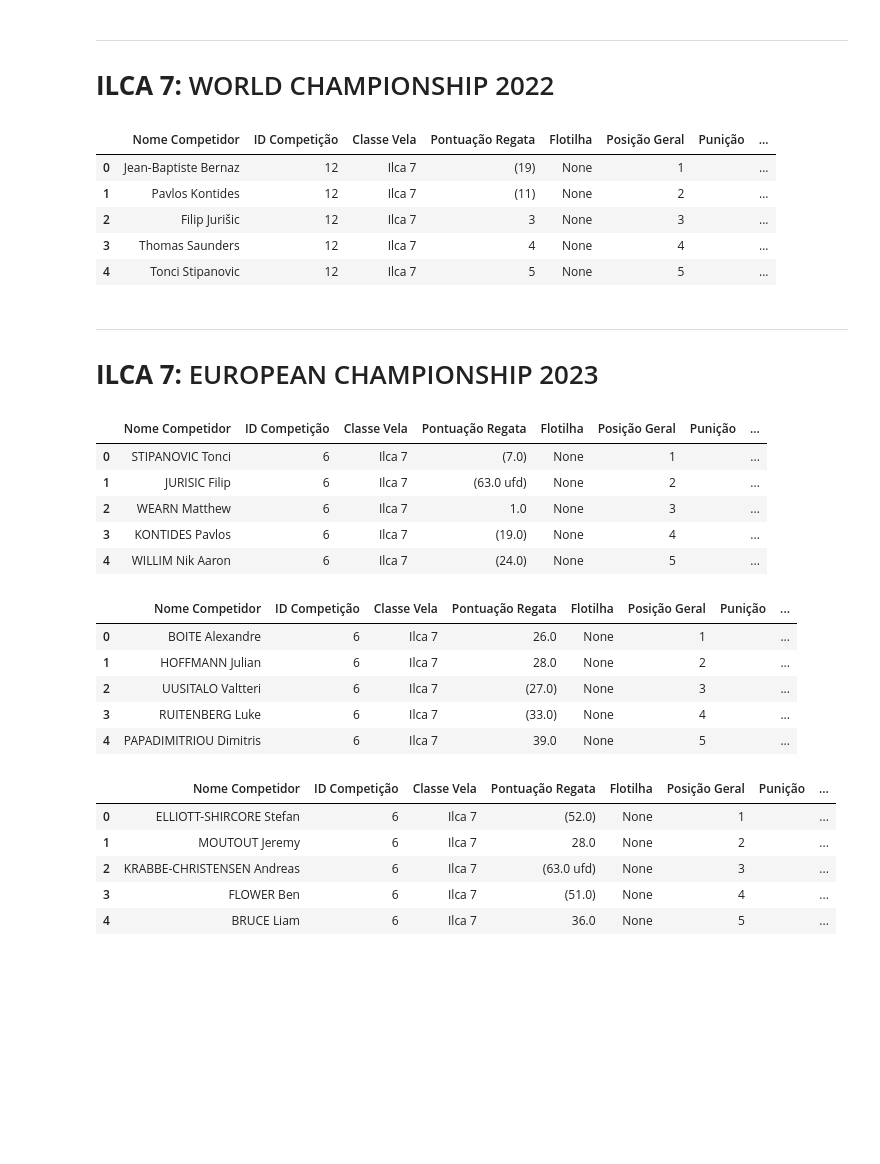
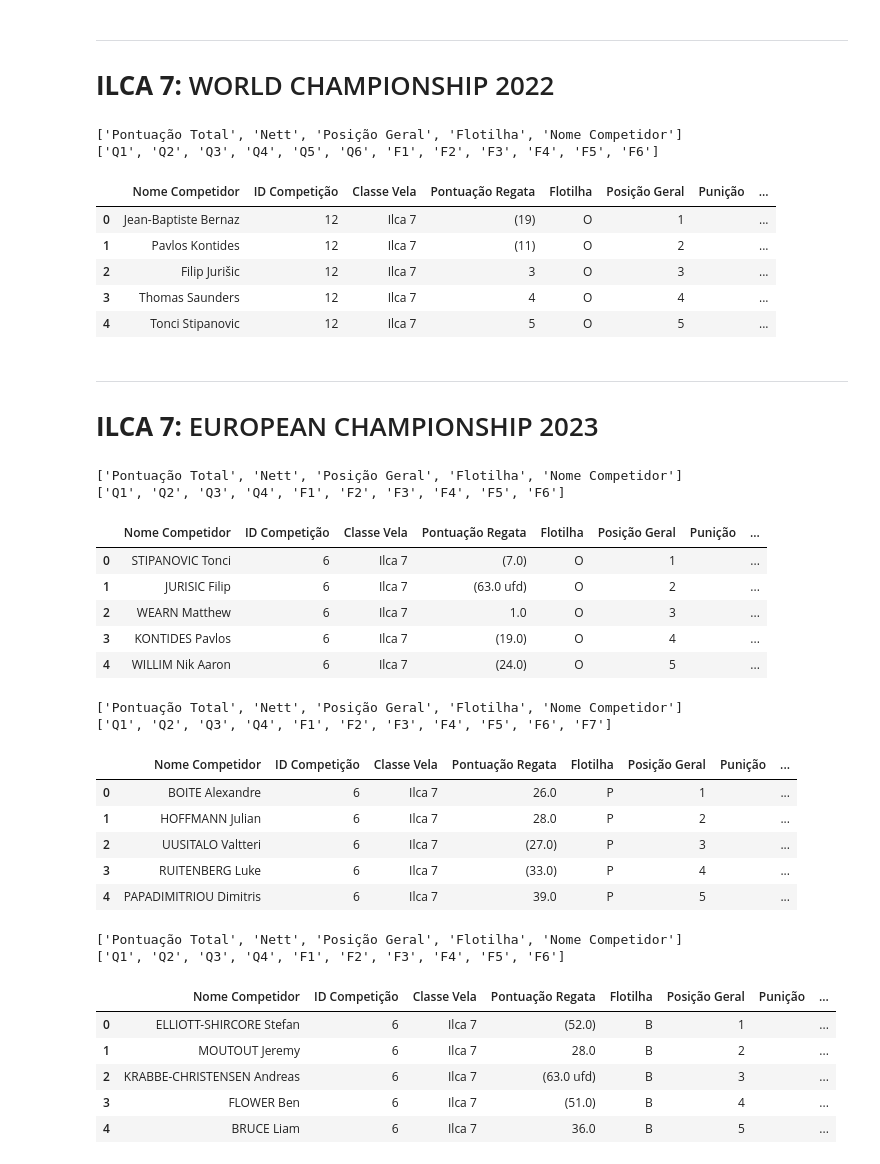
Before and after one commit to cristianolarrea/sailing-rankings, a Jupyter notebook: scraper-c2.ipynb, the cells around one changed output. Drawn from its saved outputs; the diff is of its cells as text; code cells hidden in the pictures; blank space fills up the shorter version.

```diff
--- a/scraper-c2.ipynb
+++ b/scraper-c2.ipynb
@@ -12,32 +12,35 @@ Check your chrome version searching for chrome://version. If your chrome version
 # %%
 URL = 'https://2022ilca7men.ilca-worlds.org/wp-content/uploads/sites/2/2022/06/ILCA7Men-FINAL.html'
 
-colunas = ['Posição Geral', 'Flotilha', 'Nome Competidor', 'MNA', 'Sail', 'ISAF ID',
+colunas = ['Posição Geral', 'Flotilha', 'Nome Competidor', 'USELESS 1', 'USELESS 2', 'USELESS 3',
            'Q1', 'Q2', 'Q3', 'Q4', 'Q5', 'Q6', 'F1', 'F2', 'F3', 'F4', 'F5', 'F6',
            'Pontuação Total', 'Nett']
 
 df = extract_and_melt(URL = URL,
                       CAMPEONATO = 'World Championship 2022',
                       ID_CAMPEONATO = 12,
                       CLASSE = 'Ilca 7',
                       COLUNAS = colunas)
 
 df.head()
 # %% [output]
+['Pontuação Total', 'Nett', 'Posição Geral', 'Flotilha', 'Nome Competidor']
+['Q1', 'Q2', 'Q3', 'Q4', 'Q5', 'Q6', 'F1', 'F2', 'F3', 'F4', 'F5', 'F6']
 |  | Nome Competidor | ID Competição | Classe Vela | Pontuação Regata | Flotilha | Posição Geral | Punição | ... |
-| 0 | Jean-Baptiste Bernaz | 12 | Ilca 7 | (19) | None | 1 |  | ... |
-| 1 | Pavlos Kontides | 12 | Ilca 7 | (11) | None | 2 |  | ... |
-| 2 | Filip Jurišic | 12 | Ilca 7 | 3 | None | 3 |  | ... |
-| 3 | Thomas Saunders | 12 | Ilca 7 | 4 | None | 4 |  | ... |
-| 4 | Tonci Stipanovic | 12 | Ilca 7 | 5 | None | 5 |  | ... |
+| 0 | Jean-Baptiste Bernaz | 12 | Ilca 7 | (19) | O | 1 |  | ... |
+| 1 | Pavlos Kontides | 12 | Ilca 7 | (11) | O | 2 |  | ... |
+| 2 | Filip Jurišic | 12 | Ilca 7 | 3 | O | 3 |  | ... |
+| 3 | Thomas Saunders | 12 | Ilca 7 | 4 | O | 4 |  | ... |
+| 4 | Tonci Stipanovic | 12 | Ilca 7 | 5 | O | 5 |  | ... |
 # %% [markdown]
 ----
 # **ILCA 7:** EUROPEAN CHAMPIONSHIP 2023
 # %%
 URL = 'https://eurilca.eu/documents/273/results/ilca7g.htm' # gold fleet
 
-colunas = ['Posição Geral', 'Flotilha', 'Nat', 'Sail Number', 'Nome Competidor', 'Trophy',
-           'Q1', 'Q2', 'Q3', 'Q4', 'F1', 'F2', 'F3', 'F4', 'F5', 'F6', 'Pontuação Total', 'Nett']
+colunas = ['Posição Geral', 'Flotilha', 'USELESS 1', 'USELESS 2', 'Nome Competidor', 'USELESS 3',
+           'Q1', 'Q2', 'Q3', 'Q4', 'F1', 'F2', 'F3', 'F4', 'F5', 'F6',
+           'Pontuação Total', 'Nett']
 
 df = extract_and_melt(URL = URL,
                       CAMPEONATO = 'European Championship 2023 - Gold Fleet',
@@ -47,17 +50,20 @@ df = extract_and_melt(URL = URL,
 
 df.head()
 # %% [output]
+['Pontuação Total', 'Nett', 'Posição Geral', 'Flotilha', 'Nome Competidor']
+['Q1', 'Q2', 'Q3', 'Q4', 'F1', 'F2', 'F3', 'F4', 'F5', 'F6']
 |  | Nome Competidor | ID Competição | Classe Vela | Pontuação Regata | Flotilha | Posição Geral | Punição | ... |
-| 0 | STIPANOVIC Tonci | 6 | Ilca 7 | (7.0) | None | 1 |  | ... |
-| 1 | JURISIC Filip | 6 | Ilca 7 | (63.0 ufd) | None | 2 |  | ... |
-| 2 | WEARN Matthew | 6 | Ilca 7 | 1.0 | None | 3 |  | ... |
-| 3 | KONTIDES Pavlos | 6 | Ilca 7 | (19.0) | None | 4 |  | ... |
-| 4 | WILLIM Nik Aaron | 6 | Ilca 7 | (24.0) | None | 5 |  | ... |
+| 0 | STIPANOVIC Tonci | 6 | Ilca 7 | (7.0) | O | 1 |  | ... |
+| 1 | JURISIC Filip | 6 | Ilca 7 | (63.0 ufd) | O | 2 |  | ... |
+| 2 | WEARN Matthew | 6 | Ilca 7 | 1.0 | O | 3 |  | ... |
+| 3 | KONTIDES Pavlos | 6 | Ilca 7 | (19.0) | O | 4 |  | ... |
+| 4 | WILLIM Nik Aaron | 6 | Ilca 7 | (24.0) | O | 5 |  | ... |
 # %%
 URL = 'https://eurilca.eu/documents/273/results/ilca7s.htm' # silver fleet
 
-colunas = ['Posição Geral', 'Flotilha', 'Nat', 'Sail Number', 'Nome Competidor', 'Trophy',
-           'Q1', 'Q2', 'Q3', 'Q4', 'F1', 'F2', 'F3', 'F4', 'F5', 'F6', 'F7', 'Pontuação Total', 'Nett']
+colunas = ['Posição Geral', 'Flotilha', 'USELESS 1', 'USELESS 2', 'Nome Competidor', 'USELESS 3',
+           'Q1', 'Q2', 'Q3', 'Q4', 'F1', 'F2', 'F3', 'F4', 'F5', 'F6', 'F7',
+           'Pontuação Total', 'Nett']
 
 df = extract_and_melt(URL = URL,
                       CAMPEONATO = 'European Championship 2023 - Silver Fleet',
@@ -67,17 +73,20 @@ df = extract_and_melt(URL = URL,
 
 df.head()
 # %% [output]
+['Pontuação Total', 'Nett', 'Posição Geral', 'Flotilha', 'Nome Competidor']
+['Q1', 'Q2', 'Q3', 'Q4', 'F1', 'F2', 'F3', 'F4', 'F5', 'F6', 'F7']
 |  | Nome Competidor | ID Competição | Classe Vela | Pontuação Regata | Flotilha | Posição Geral | Punição | ... |
-| 0 | BOITE Alexandre | 6 | Ilca 7 | 26.0 | None | 1 |  | ... |
-| 1 | HOFFMANN Julian | 6 | Ilca 7 | 28.0 | None | 2 |  | ... |
-| 2 | UUSITALO Valtteri | 6 | Ilca 7 | (27.0) | None | 3 |  | ... |
-| 3 | RUITENBERG Luke | 6 | Ilca 7 | (33.0) | None | 4 |  | ... |
-| 4 | PAPADIMITRIOU Dimitris | 6 | Ilca 7 | 39.0 | None | 5 |  | ... |
+| 0 | BOITE Alexandre | 6 | Ilca 7 | 26.0 | P | 1 |  | ... |
+| 1 | HOFFMANN Julian | 6 | Ilca 7 | 28.0 | P | 2 |  | ... |
+| 2 | UUSITALO Valtteri | 6 | Ilca 7 | (27.0) | P | 3 |  | ... |
+| 3 | RUITENBERG Luke | 6 | Ilca 7 | (33.0) | P | 4 |  | ... |
+| 4 | PAPADIMITRIOU Dimitris | 6 | Ilca 7 | 39.0 | P | 5 |  | ... |
 # %%
 URL = 'https://eurilca.eu/documents/273/results/ilca7b.htm' # bronze fleet
 
-colunas = ['Posição Geral', 'Flotilha', 'Nat', 'Sail Number', 'Nome Competidor', 'Trophy',
-           'Q1', 'Q2', 'Q3', 'Q4', 'F1', 'F2', 'F3', 'F4', 'F5', 'F6', 'Pontuação Total', 'Nett']
+colunas = ['Posição Geral', 'Flotilha', 'USELESS 1', 'USELESS 2', 'Nome Competidor', 'USELESS 3',
+           'Q1', 'Q2', 'Q3', 'Q4', 'F1', 'F2', 'F3', 'F4', 'F5', 'F6',
+           'Pontuação Total', 'Nett']
 
 df = extract_and_melt(URL = URL,
                       CAMPEONATO = 'European Championship 2023 - Bronze Fleet',
@@ -87,9 +96,11 @@ df = extract_and_melt(URL = URL,
 
 df.head()
 # %% [output]
+['Pontuação Total', 'Nett', 'Posição Geral', 'Flotilha', 'Nome Competidor']
+['Q1', 'Q2', 'Q3', 'Q4', 'F1', 'F2', 'F3', 'F4', 'F5', 'F6']
 |  | Nome Competidor | ID Competição | Classe Vela | Pontuação Regata | Flotilha | Posição Geral | Punição | ... |
-| 0 | ELLIOTT-SHIRCORE Stefan | 6 | Ilca 7 | (52.0) | None | 1 |  | ... |
-| 1 | MOUTOUT Jeremy | 6 | Ilca 7 | 28.0 | None | 2 |  | ... |
-| 2 | KRABBE-CHRISTENSEN Andreas | 6 | Ilca 7 | (63.0 ufd) | None | 3 |  | ... |
-| 3 | FLOWER Ben | 6 | Ilca 7 | (51.0) | None | 4 |  | ... |
-| 4 | BRUCE Liam | 6 | Ilca 7 | 36.0 | None | 5 |  | ... |
+| 0 | ELLIOTT-SHIRCORE Stefan | 6 | Ilca 7 | (52.0) | B | 1 |  | ... |
+| 1 | MOUTOUT Jeremy | 6 | Ilca 7 | 28.0 | B | 2 |  | ... |
+| 2 | KRABBE-CHRISTENSEN Andreas | 6 | Ilca 7 | (63.0 ufd) | B | 3 |  | ... |
+| 3 | FLOWER Ben | 6 | Ilca 7 | (51.0) | B | 4 |  | ... |
+| 4 | BRUCE Liam | 6 | Ilca 7 | 36.0 | B | 5 |  | ... |
```
Also changed, not shown: parts of 16 cells of this notebook, 14 other files.
